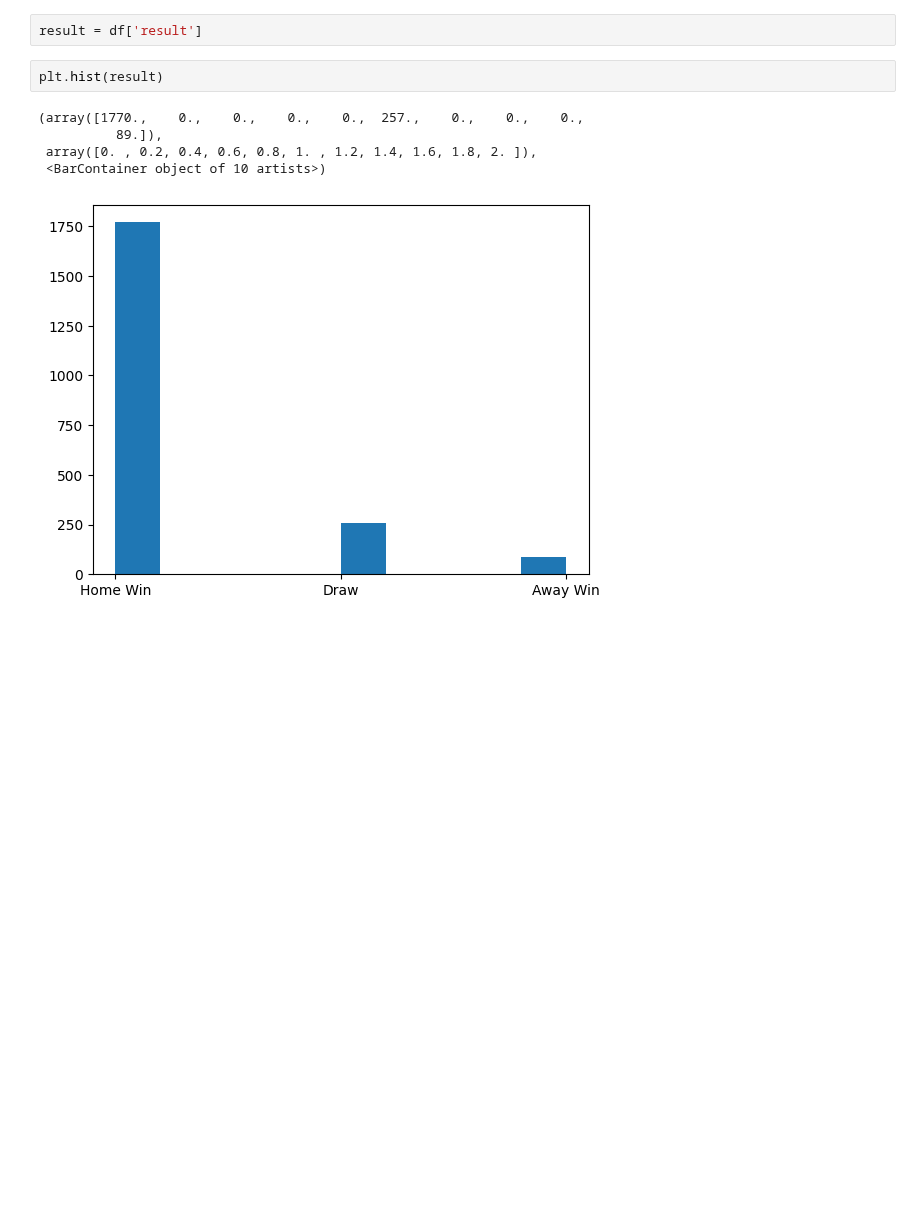
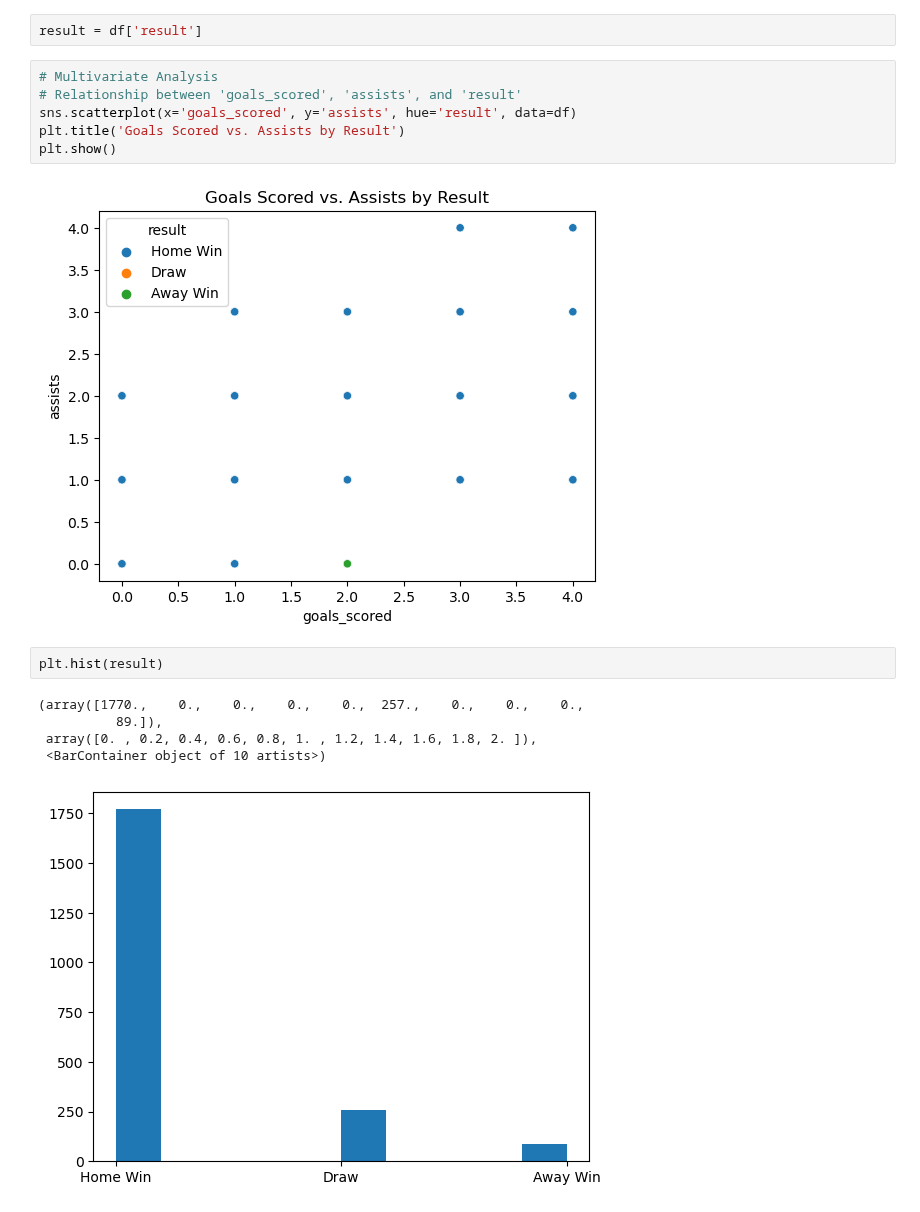
Before and after one commit to Subashcoder/Football-Match-Prediction, a Jupyter notebook: EDA.ipynb, the cells around one changed output. Drawn from its saved outputs; the diff is of its cells as text; blank space fills up the shorter version.

```diff
--- a/EDA.ipynb
+++ b/EDA.ipynb
@@ -18,5 +108,13 @@ Index(['season_x', 'team_x', 'opp_team_name', 'assists', 'bonus', 'bps',
 # %%
 result = df['result']
+# %%
+# Multivariate Analysis
+# Relationship between 'goals_scored', 'assists', and 'result'
+sns.scatterplot(x='goals_scored', y='assists', hue='result', data=df)
+plt.title('Goals Scored vs. Assists by Result')
+plt.show()
+# %% [output]
+[figure, added]
 # %%
 plt.hist(result)
 # %% [output]
```
Also changed, not shown: parts of 9 cells of this notebook.
